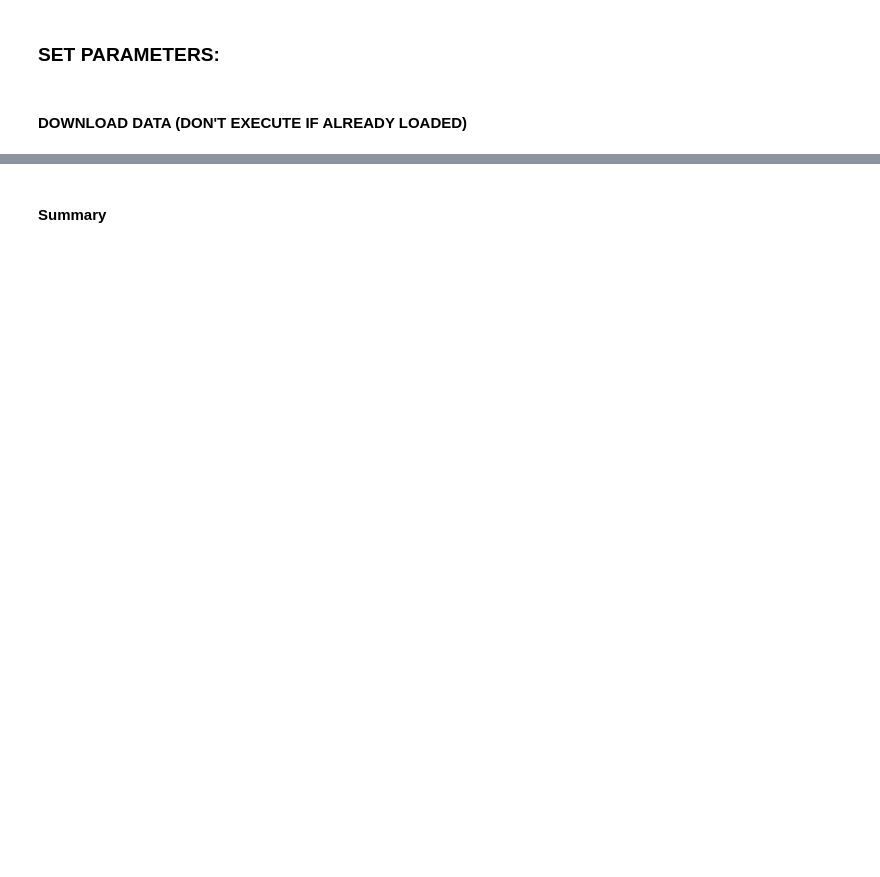
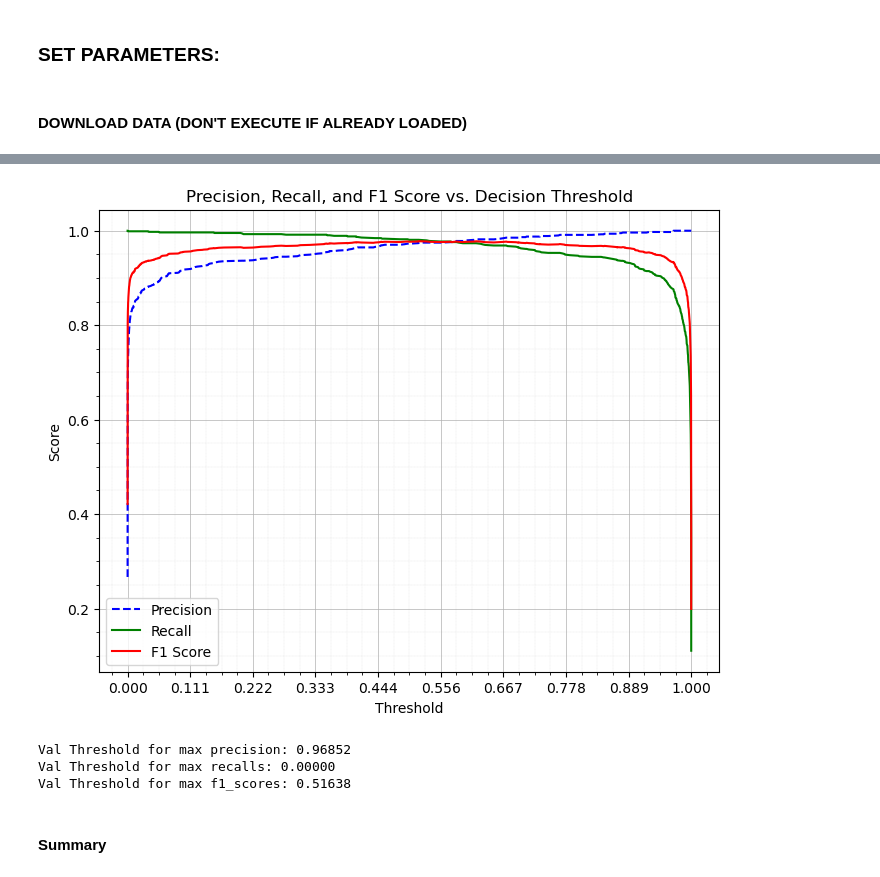
Before and after one commit to rigaml/predict-backtest, a Jupyter notebook: src/notebooks/stock_up_down/single_class.ipynb, the cells around one changed output, grey strips where cells are left out. Drawn from its saved outputs; the diff is of its cells as text; code cells hidden in the pictures; blank space fills up the shorter version.

```diff
--- a/src/notebooks/stock_up_down/single_class.ipynb
+++ b/src/notebooks/stock_up_down/single_class.ipynb
@@ -598,3 +831,49 @@ print(f"Train validation false_positives: {false_positives} true_positives: {tru
+# %%
+# Calculate precision-recall curve
+import numpy as np
+from torchmetrics.classification import BinaryPrecisionRecallCurve
+
+precision_recall_curve = BinaryPrecisionRecallCurve()
+
+# Add predictions and targets
+precision_recall_curve.update(val_logits.cpu(), targets_tensor_val.long())
+
+# Compute precision-recall curve
+precisions, recalls, thresholds = precision_recall_curve.compute()
+
+f1_scores = 2 * (precisions * recalls) / (precisions + recalls + 1e-8)
+
+# Plot Precision-Recall curve with F1 scores
+plt.figure(figsize=(8, 6))
+plt.plot(thresholds, precisions[:-1], 'b--', label='Precision')
+plt.plot(thresholds, recalls[:-1], 'g-', label='Recall')
+plt.plot(thresholds, f1_scores[:-1], 'r-', label='F1 Score')
+plt.xlabel('Threshold')
+plt.ylabel('Score')
+plt.title('Precision, Recall, and F1 Score vs. Decision Threshold')
+plt.legend(loc='best')
+plt.xticks(np.linspace(0, 1, 10))
+plt.grid(which='major', linestyle='-', linewidth=0.5)
+plt.minorticks_on()
+plt.grid(which='minor', linestyle='--', linewidth=0.2, alpha=0.5)
+plt.show()
+
+optimal_idx = np.argmax(precisions[:-1])
+threshold_max_precision = thresholds[optimal_idx]
+print(f"Val Threshold for max precision: {threshold_max_precision:.5f}")
+
+optimal_idx = np.argmax(recalls[:-1])
+threshold_max_recalls = thresholds[optimal_idx]
+print(f"Val Threshold for max recalls: {threshold_max_recalls:.5f}")
+
+optimal_idx = np.argmax(f1_scores[:-1])
+threshold_max_f1_score = thresholds[optimal_idx]
+print(f"Val Threshold for max f1_scores: {threshold_max_f1_score:.5f}")
+# %% [output]
+[figure, added]
+Val Threshold for max precision: 0.96852
+Val Threshold for max recalls: 0.00000
+Val Threshold for max f1_scores: 0.51638
 # %% [markdown]
 #### Summary
 # %%
```
Also changed, not shown: parts of 29 cells of this notebook, 18 other files.
